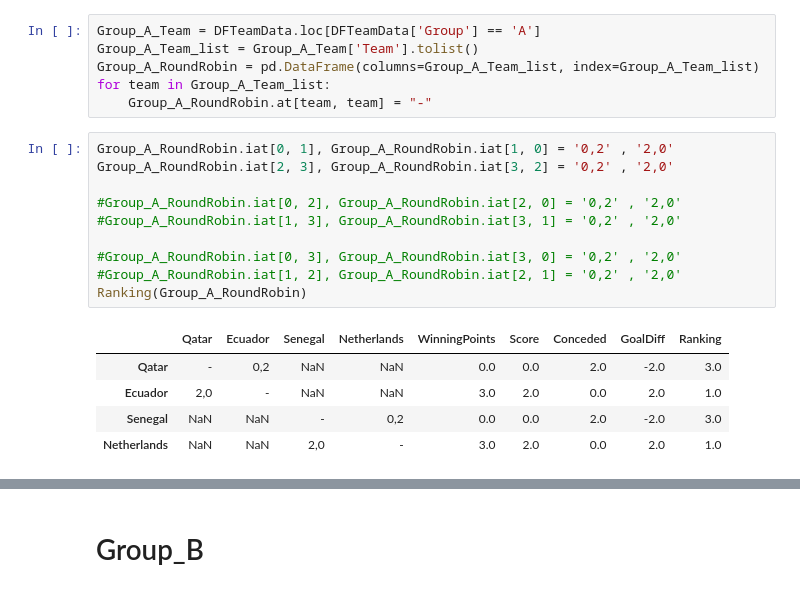
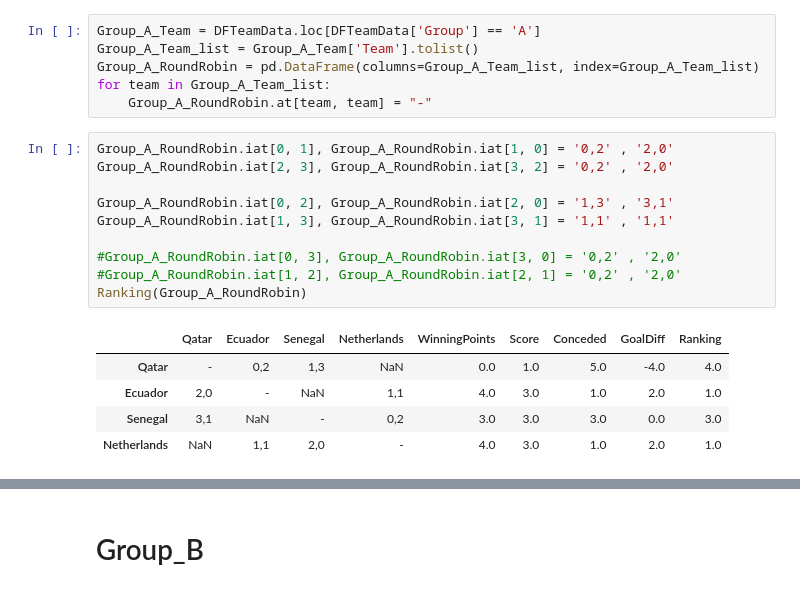
Before and after one commit to Jhosua-a/WCup2022, a Jupyter notebook: WCup2022_GroupLeage.ipynb, the cells around one changed output, grey strips where cells are left out. Cells and saved outputs as stored; diff of their text form.

```diff
--- a/WCup2022_GroupLeage.ipynb
+++ b/WCup2022_GroupLeage.ipynb
@@ -200,19 +230,19 @@ for team in Group_A_Team_list:
 # %%
 Group_A_RoundRobin.iat[0, 1], Group_A_RoundRobin.iat[1, 0] = '0,2' , '2,0'
 Group_A_RoundRobin.iat[2, 3], Group_A_RoundRobin.iat[3, 2] = '0,2' , '2,0'
 
-#Group_A_RoundRobin.iat[0, 2], Group_A_RoundRobin.iat[2, 0] = '0,2' , '2,0'
-#Group_A_RoundRobin.iat[1, 3], Group_A_RoundRobin.iat[3, 1] = '0,2' , '2,0'
+Group_A_RoundRobin.iat[0, 2], Group_A_RoundRobin.iat[2, 0] = '1,3' , '3,1'
+Group_A_RoundRobin.iat[1, 3], Group_A_RoundRobin.iat[3, 1] = '1,1' , '1,1'
 
 #Group_A_RoundRobin.iat[0, 3], Group_A_RoundRobin.iat[3, 0] = '0,2' , '2,0'
 #Group_A_RoundRobin.iat[1, 2], Group_A_RoundRobin.iat[2, 1] = '0,2' , '2,0'
 Ranking(Group_A_RoundRobin)
 # %% [output]
 |  | Qatar | Ecuador | Senegal | Netherlands | WinningPoints | Score | Conceded | GoalDiff | Ranking |
-| Qatar | - | 0,2 | NaN | NaN | 0.0 | 0.0 | 2.0 | -2.0 | 3.0 |
-| Ecuador | 2,0 | - | NaN | NaN | 3.0 | 2.0 | 0.0 | 2.0 | 1.0 |
-| Senegal | NaN | NaN | - | 0,2 | 0.0 | 0.0 | 2.0 | -2.0 | 3.0 |
-| Netherlands | NaN | NaN | 2,0 | - | 3.0 | 2.0 | 0.0 | 2.0 | 1.0 |
+| Qatar | - | 0,2 | 1,3 | NaN | 0.0 | 1.0 | 5.0 | -4.0 | 4.0 |
+| Ecuador | 2,0 | - | NaN | 1,1 | 4.0 | 3.0 | 1.0 | 2.0 | 1.0 |
+| Senegal | 3,1 | NaN | - | 0,2 | 3.0 | 3.0 | 3.0 | 0.0 | 3.0 |
+| Netherlands | NaN | 1,1 | 2,0 | - | 4.0 | 3.0 | 1.0 | 2.0 | 1.0 |
 # %%
 Ranking_num_A, Ranking_probability_A = RankingProbability(Group_A_RoundRobin.copy())
 # %% [output]
```
Also changed, not shown: parts of 21 cells of this notebook, 1 other file.
